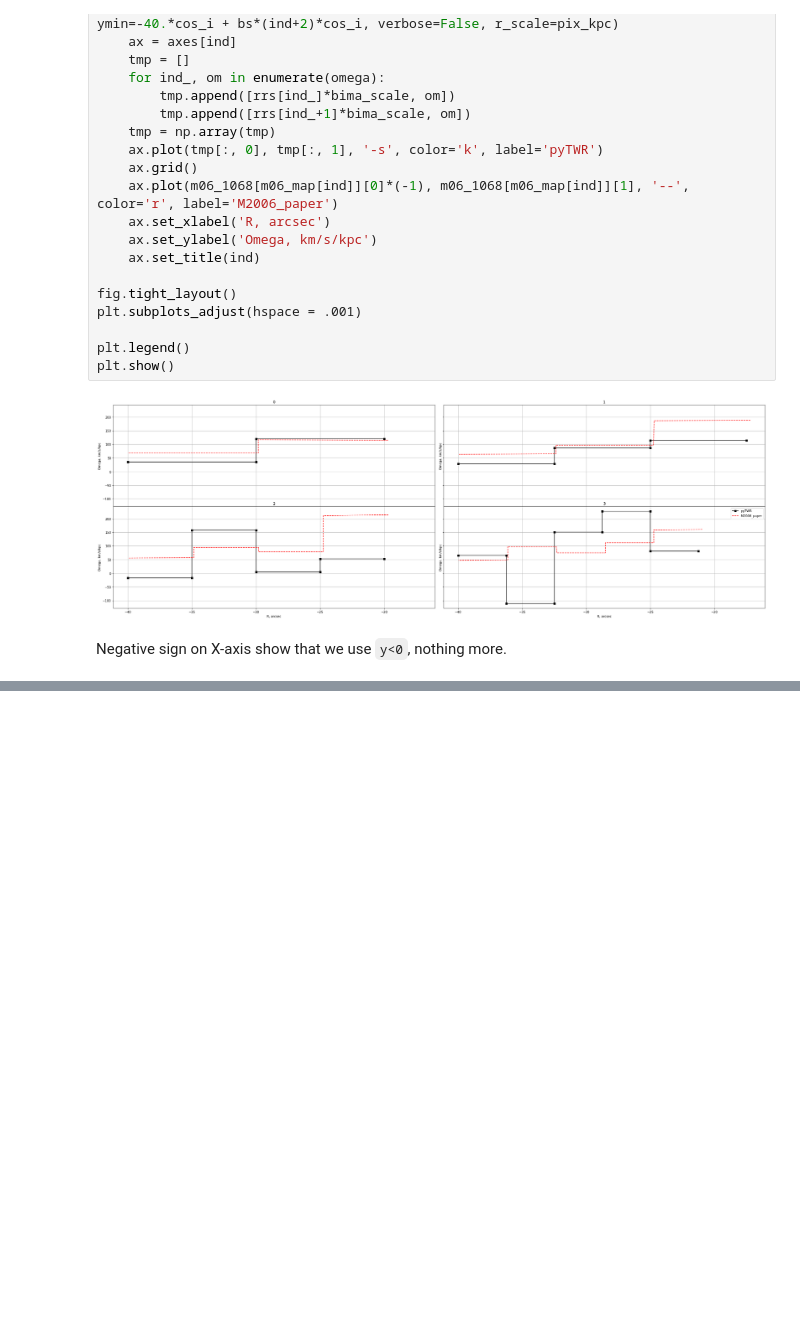
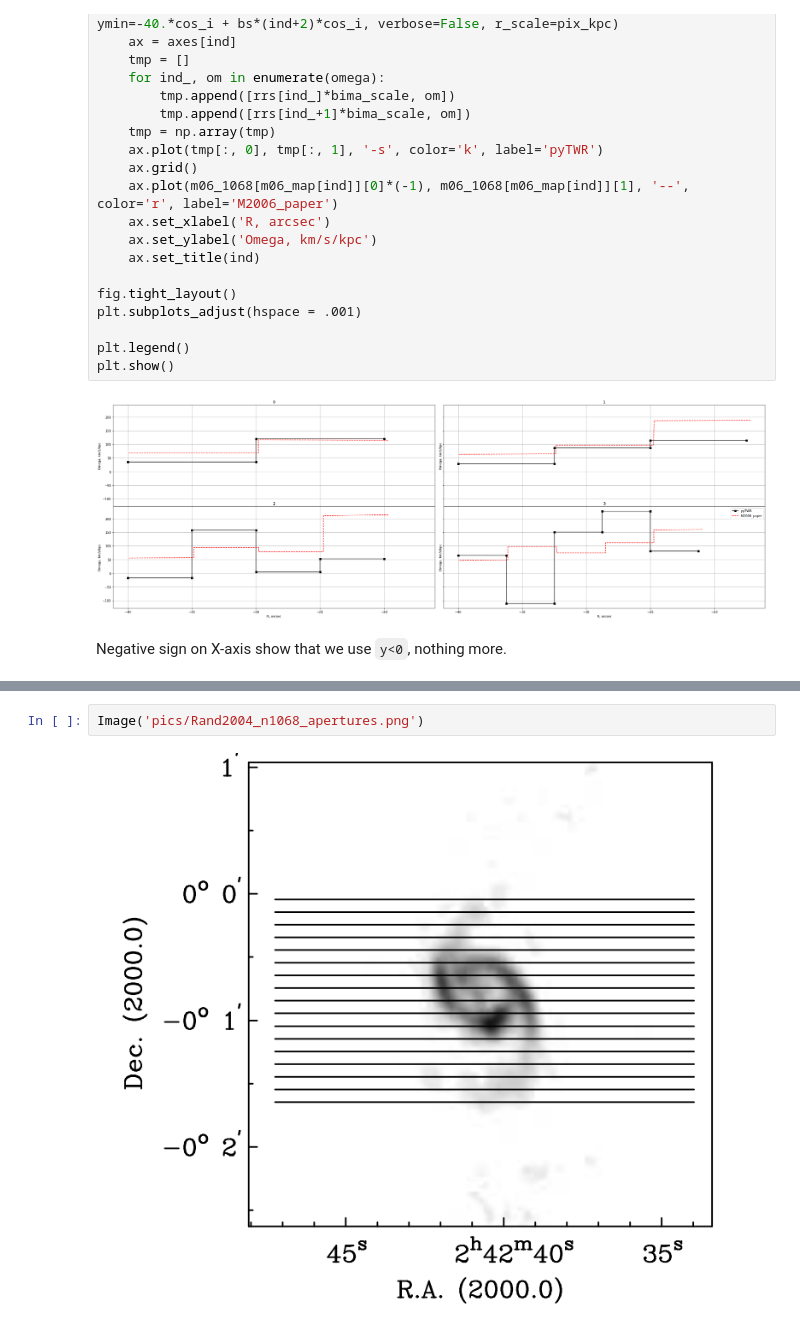
Before and after one commit to Amarchuk/pyTWR, a Jupyter notebook: Example notebook.ipynb, the cells around one changed output, grey strips where cells are left out. Drawn from its saved outputs; the diff is of its cells as text; blank space fills up the shorter version.

```diff
--- a/Example notebook.ipynb
+++ b/Example notebook.ipynb
@@ -306,0 +362,4 @@ Negative sign on X-axis show that we use `y<0`, nothing more.
+# %%
+Image('pics/Rand2004_n1068_apertures.png')
+# %% [output]
+[figure, added]
```
Also changed, not shown: parts of 35 cells of this notebook, 1 other file.
